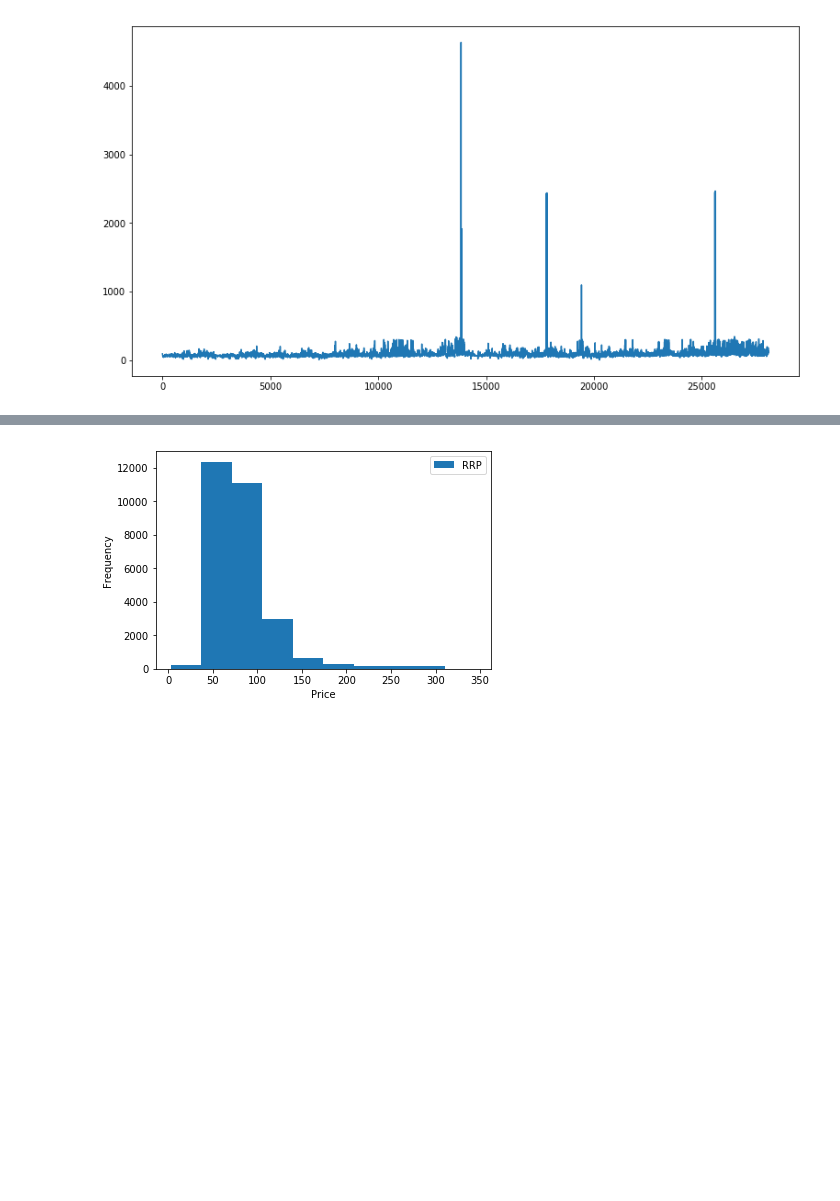
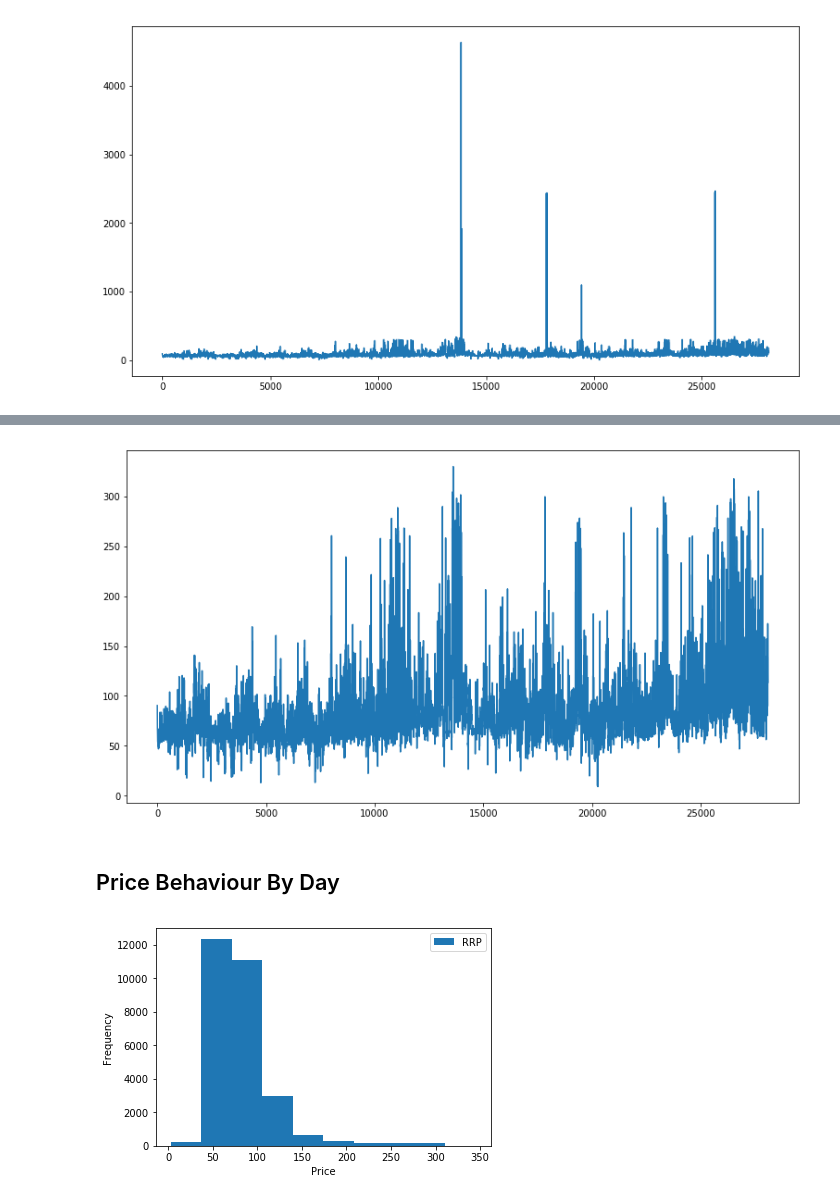
Before and after one commit to DonaldTurton/AT2_Advanced_Data_Algorithms, a Jupyter notebook: EDA_EnergyData.ipynb, the cells around one changed output, grey strips where cells are left out. Cells and saved outputs as stored; diff of their text form; code cells hidden in the pictures; blank space fills up the shorter version.

```diff
--- a/EDA_EnergyData.ipynb
+++ b/EDA_EnergyData.ipynb
@@ -181,3 +190,13 @@ plt.show()
+# %%
+#Moving Avarage
+Price = data["price_mov_avg_1hr"].values
+plt.figure(figsize=(13,7))
+plt.plot(Price)
+plt.show()
+# %% [output]
+[figure, added]
+# %% [markdown]
+## Price Behaviour By Day
 # %%
 data.plot(y="RRP", kind="hist")
 plt.xlabel('Price')
```
Also changed, not shown: parts of 19 cells of this notebook.
